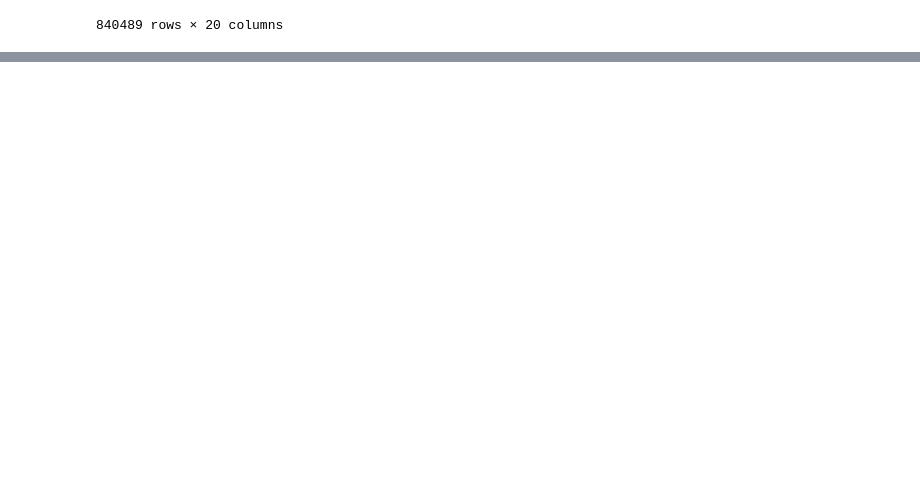
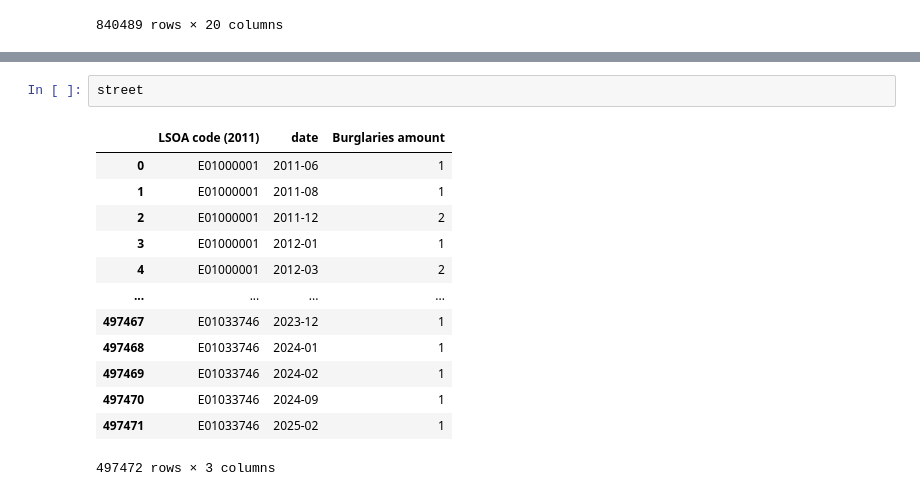
Before and after one commit to skyrimer/ARWCASP, a Jupyter notebook: Merge.ipynb, the cells around one changed output, grey strips where cells are left out. Drawn from its saved outputs; the diff is of its cells as text; blank space fills up the shorter version.

```diff
--- a/Merge.ipynb
+++ b/Merge.ipynb
@@ -657,3 +819,19 @@ Top 3 LSOAs with the highest amount of burglaries:
 2025-02                  6
 2025-03                  9
 --------------------------------------------------
+# %%
+street
+# %% [output]
+|  | LSOA code (2011) | date | Burglaries amount |
+| 0 | E01000001 | 2011-06 | 1 |
+| 1 | E01000001 | 2011-08 | 1 |
+| 2 | E01000001 | 2011-12 | 2 |
+| 3 | E01000001 | 2012-01 | 1 |
+| 4 | E01000001 | 2012-03 | 2 |
+| ... | ... | ... | ... |
+| 497467 | E01033746 | 2023-12 | 1 |
+| 497468 | E01033746 | 2024-01 | 1 |
+| 497469 | E01033746 | 2024-02 | 1 |
+| 497470 | E01033746 | 2024-09 | 1 |
+| 497471 | E01033746 | 2025-02 | 1 |
+497472 rows × 3 columns
```
Also changed, not shown: parts of 14 cells of this notebook, 1 other file.
